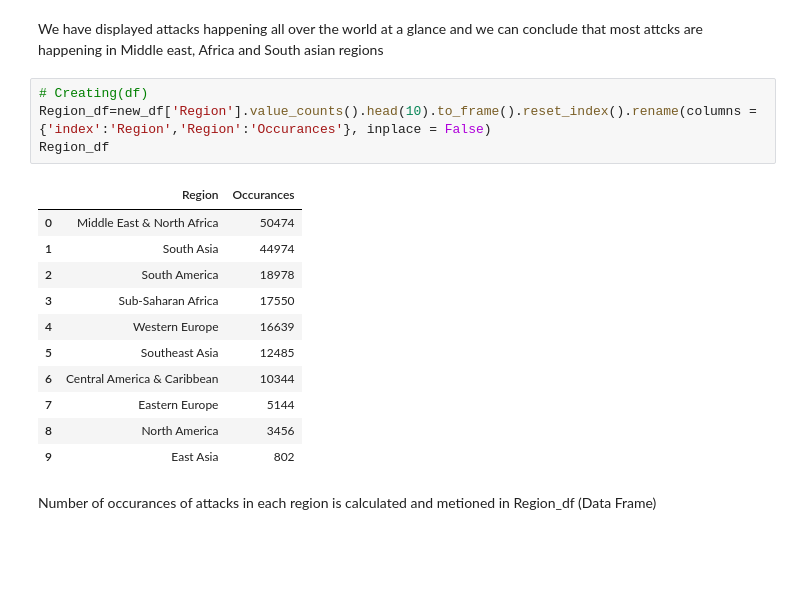
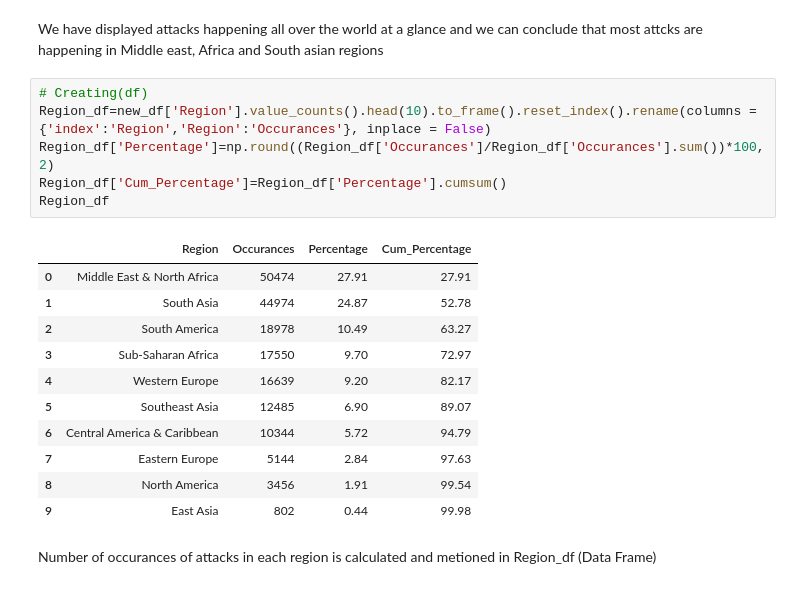
Before and after one commit to chanakyaadari/Global_Terrorism_EDA, a Jupyter notebook: Copy_of_Global_Terrorism_Analysis_Capstone_Project.ipynb, the cells around one changed output. Saved outputs shown, nothing was run; the diff lists cells and outputs as text; blank space fills up the shorter version.

```diff
--- a/Copy_of_Global_Terrorism_Analysis_Capstone_Project.ipynb
+++ b/Copy_of_Global_Terrorism_Analysis_Capstone_Project.ipynb
@@ -234,19 +234,21 @@ We have displayed attacks happening all over the world at a glance and we can co
 # %%
 # Creating(df)
 Region_df=new_df['Region'].value_counts().head(10).to_frame().reset_index().rename(columns = {'index':'Region','Region':'Occurances'}, inplace = False)
+Region_df['Percentage']=np.round((Region_df['Occurances']/Region_df['Occurances'].sum())*100,2)
+Region_df['Cum_Percentage']=Region_df['Percentage'].cumsum()
 Region_df
 # %% [output]
-|  | Region | Occurances |
-| 0 | Middle East & North Africa | 50474 |
-| 1 | South Asia | 44974 |
-| 2 | South America | 18978 |
-| 3 | Sub-Saharan Africa | 17550 |
-| 4 | Western Europe | 16639 |
-| 5 | Southeast Asia | 12485 |
-| 6 | Central America & Caribbean | 10344 |
-| 7 | Eastern Europe | 5144 |
-| 8 | North America | 3456 |
-| 9 | East Asia | 802 |
+|  | Region | Occurances | Percentage | Cum_Percentage |
+| 0 | Middle East & North Africa | 50474 | 27.91 | 27.91 |
+| 1 | South Asia | 44974 | 24.87 | 52.78 |
+| 2 | South America | 18978 | 10.49 | 63.27 |
+| 3 | Sub-Saharan Africa | 17550 | 9.70 | 72.97 |
+| 4 | Western Europe | 16639 | 9.20 | 82.17 |
+| 5 | Southeast Asia | 12485 | 6.90 | 89.07 |
+| 6 | Central America & Caribbean | 10344 | 5.72 | 94.79 |
+| 7 | Eastern Europe | 5144 | 2.84 | 97.63 |
+| 8 | North America | 3456 | 1.91 | 99.54 |
+| 9 | East Asia | 802 | 0.44 | 99.98 |
 # %% [markdown]
 Number of occurances of attacks in each region is calculated and metioned in Region_df (Data Frame)
 # %%
```
Also changed, not shown: parts of 22 cells of this notebook.
